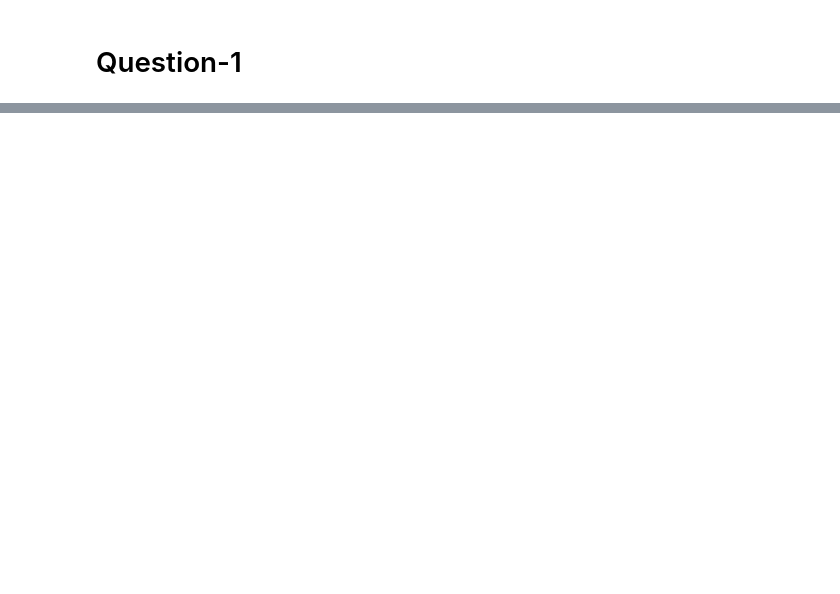
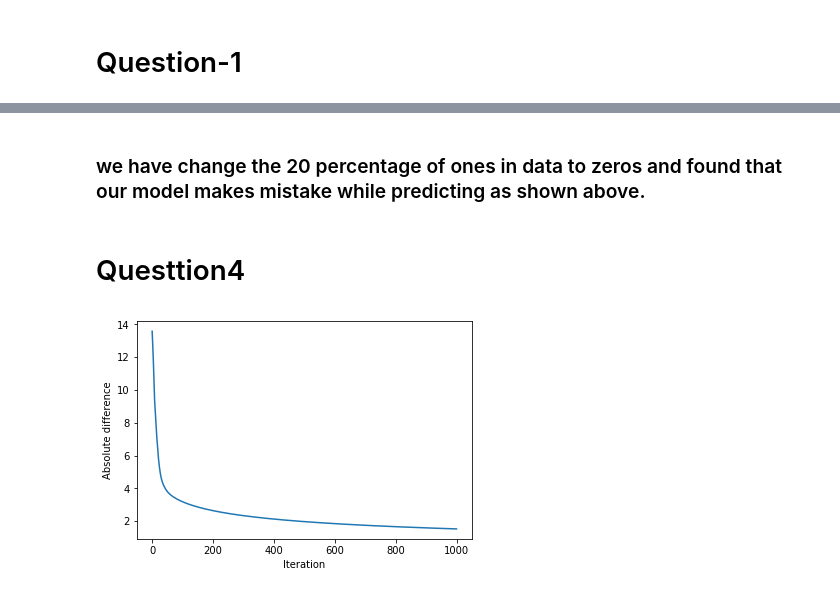
Before and after one commit to NK273610/Machine_Learning_DalhousieUniversity_Assignments, a Jupyter notebook: ML_Dalhousie_Assignments/ML_Assignment4/Ml_Assignment4.ipynb, the cells around one changed output, grey strips where cells are left out. Saved outputs shown, nothing was run; the diff lists cells and outputs as text; code cells hidden in the pictures; blank space fills up the shorter version.

```diff
--- a/ML_Dalhousie_Assignments/ML_Assignment4/Ml_Assignment4.ipynb
+++ b/ML_Dalhousie_Assignments/ML_Assignment4/Ml_Assignment4.ipynb
@@ -51,0 +142,22 @@ def update_weights(delta,weight_list,no_of_layes,gradient_list,activation_list,d
+# %%
+new_data_list=[]
+with open('pattern1.txt', 'r') as var:
+    for line in var:
+         new_data_list.extend(line.rstrip().split(" "))
+new_data=np.array(new_data_list, dtype=float).reshape(2 * 13, 156)
+# %%
+noise_data=[]
+
+for data in new_data:
+    data=np.array(data)
+    plt.figure(figsize=(1,1))
+
+    zero_in=np.argwhere(data==0).flatten()
+    c=int(0.20*len(data))
+    for i in range(c):
+        data[np.random.choice(zero_in)]=1
+    plt.imshow(data.reshape(12,13),cmap='gray')
+    plt.show()
+    act=for_oropogate(data,weight_list,2)
+    char_print(act)
+    noise_data.append(data)
@@ -51,0 +205,10 @@ def update_weights(delta,weight_list,no_of_layes,gradient_list,activation_list,d
+# %% [markdown]
+### we have change the 20 percentage of ones in data to zeros and found that our model makes mistake while predicting as shown above.
+# %% [markdown]
+# Questtion4
+# %%
+error_list,weight_list_noise,corelation_term_list=main_method(1000,2,np.array(noise_data),25)
+
+graph_plot(error_list)
+# %% [output]
+[figure, added]
```
Also changed, not shown: parts of 18 cells of this notebook.
